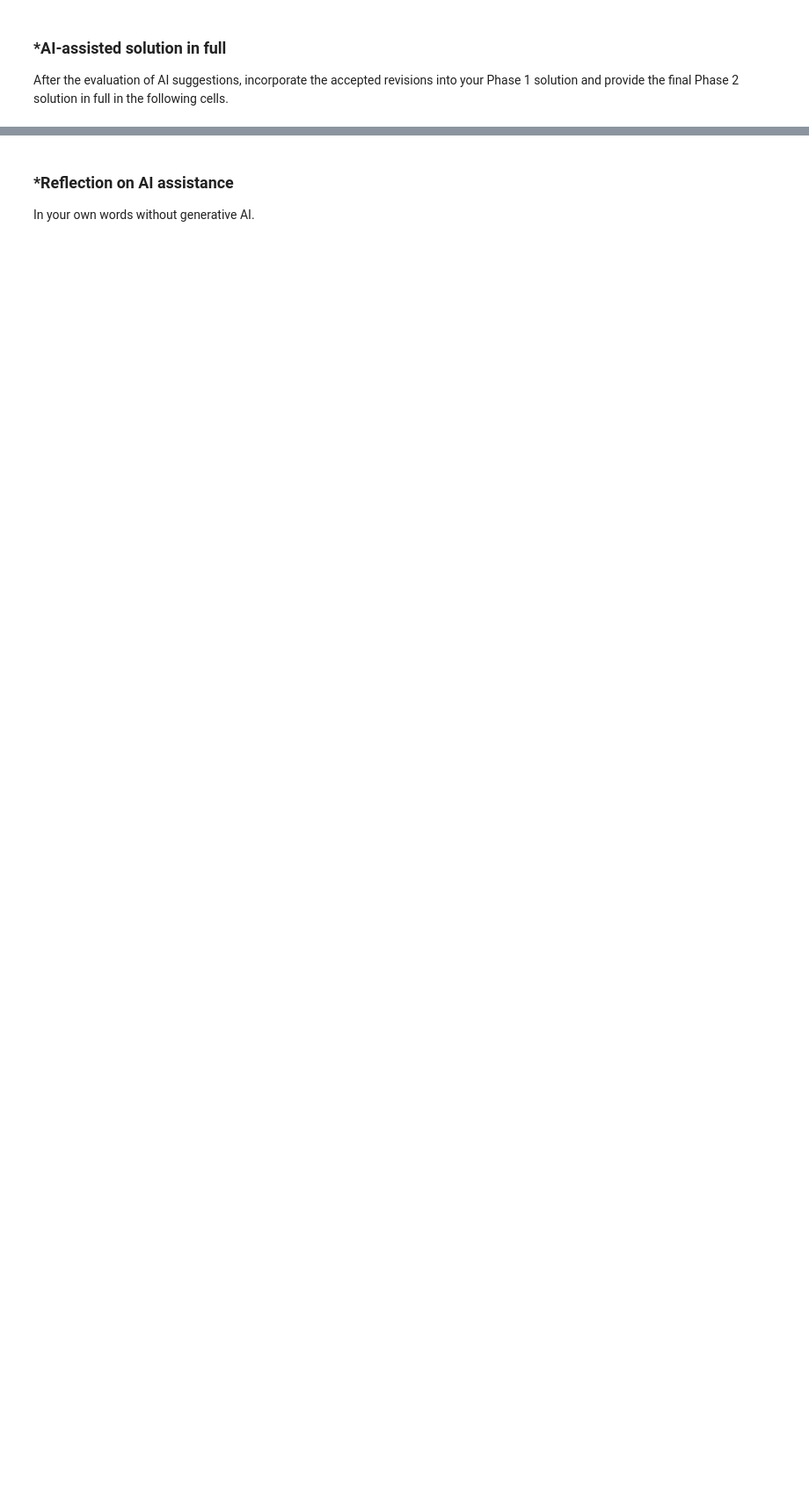
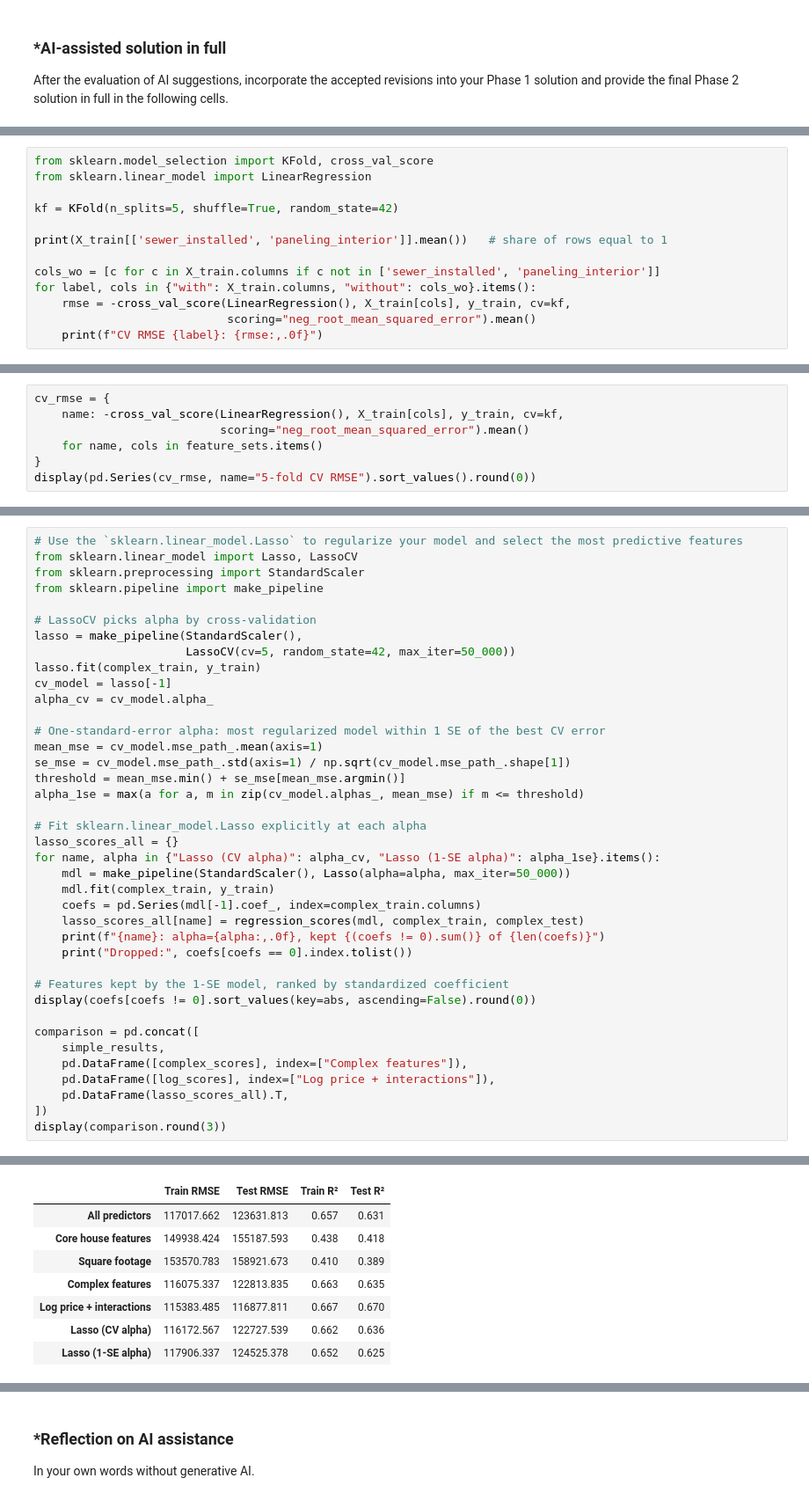
Before and after one commit to mahativedula/L02-hedonic-pricing, a Jupyter notebook: notebook.ipynb, the cells around one changed output, grey strips where cells are left out. Shown at 88% size. Saved outputs shown, nothing was run; the diff lists cells and outputs as text; blank space fills up the shorter version.

```diff
--- a/notebook.ipynb
+++ b/notebook.ipynb
@@ -628,0 +1003,13 @@ After the evaluation of AI suggestions, incorporate the accepted revisions into
+# %%
+from sklearn.model_selection import KFold, cross_val_score
+from sklearn.linear_model import LinearRegression
+
+kf = KFold(n_splits=5, shuffle=True, random_state=42)
+
+print(X_train[['sewer_installed', 'paneling_interior']].mean())   # share of rows equal to 1
+
+cols_wo = [c for c in X_train.columns if c not in ['sewer_installed', 'paneling_interior']]
+for label, cols in {"with": X_train.columns, "without": cols_wo}.items():
+    rmse = -cross_val_score(LinearRegression(), X_train[cols], y_train, cv=kf,
+                            scoring="neg_root_mean_squared_error").mean()
+    print(f"CV RMSE {label}: {rmse:,.0f}")
@@ -628,0 +1061,7 @@ After the evaluation of AI suggestions, incorporate the accepted revisions into
+# %%
+cv_rmse = {
+    name: -cross_val_score(LinearRegression(), X_train[cols], y_train, cv=kf,
+                           scoring="neg_root_mean_squared_error").mean()
+    for name, cols in feature_sets.items()
+}
+display(pd.Series(cv_rmse, name="5-fold CV RMSE").sort_values().round(0))
@@ -628,0 +1277,40 @@ After the evaluation of AI suggestions, incorporate the accepted revisions into
+# %%
+# Use the `sklearn.linear_model.Lasso` to regularize your model and select the most predictive features
+from sklearn.linear_model import Lasso, LassoCV
+from sklearn.preprocessing import StandardScaler
+from sklearn.pipeline import make_pipeline
+
+# LassoCV picks alpha by cross-validation
+lasso = make_pipeline(StandardScaler(),
+                      LassoCV(cv=5, random_state=42, max_iter=50_000))
+lasso.fit(complex_train, y_train)
+cv_model = lasso[-1]
+alpha_cv = cv_model.alpha_
+
+# One-standard-error alpha: most regularized model within 1 SE of the best CV error
+mean_mse = cv_model.mse_path_.mean(axis=1)
+se_mse = cv_model.mse_path_.std(axis=1) / np.sqrt(cv_model.mse_path_.shape[1])
+threshold = mean_mse.min() + se_mse[mean_mse.argmin()]
+alpha_1se = max(a for a, m in zip(cv_model.alphas_, mean_mse) if m <= threshold)
+
+# Fit sklearn.linear_model.Lasso explicitly at each alpha
+lasso_scores_all = {}
+for name, alpha in {"Lasso (CV alpha)": alpha_cv, "Lasso (1-SE alpha)": alpha_1se}.items():
+    mdl = make_pipeline(StandardScaler(), Lasso(alpha=alpha, max_iter=50_000))
+    mdl.fit(complex_train, y_train)
+    coefs = pd.Series(mdl[-1].coef_, index=complex_train.columns)
+    lasso_scores_all[name] = regression_scores(mdl, complex_train, complex_test)
+    print(f"{name}: alpha={alpha:,.0f}, kept {(coefs != 0).sum()} of {len(coefs)}")
+    print("Dropped:", coefs[coefs == 0].index.tolist())
+
+# Features kept by the 1-SE model, ranked by standardized coefficient
+display(coefs[coefs != 0].sort_values(key=abs, ascending=False).round(0))
+
+comparison = pd.concat([
+    simple_results,
+    pd.DataFrame([complex_scores], index=["Complex features"]),
+    pd.DataFrame([log_scores], index=["Log price + interactions"]),
+    pd.DataFrame(lasso_scores_all).T,
+])
+display(comparison.round(3))
+# %% [output]
@@ -628,0 +1341,8 @@ After the evaluation of AI suggestions, incorporate the accepted revisions into
+|  | Train RMSE | Test RMSE | Train R² | Test R² |
+| All predictors | 117017.662 | 123631.813 | 0.657 | 0.631 |
+| Core house features | 149938.424 | 155187.593 | 0.438 | 0.418 |
+| Square footage | 153570.783 | 158921.673 | 0.410 | 0.389 |
+| Complex features | 116075.337 | 122813.835 | 0.663 | 0.635 |
+| Log price + interactions | 115383.485 | 116877.811 | 0.667 | 0.670 |
+| Lasso (CV alpha) | 116172.567 | 122727.539 | 0.662 | 0.636 |
+| Lasso (1-SE alpha) | 117906.337 | 124525.378 | 0.652 | 0.625 |
```
Also changed, not shown: parts of 38 cells of this notebook.
